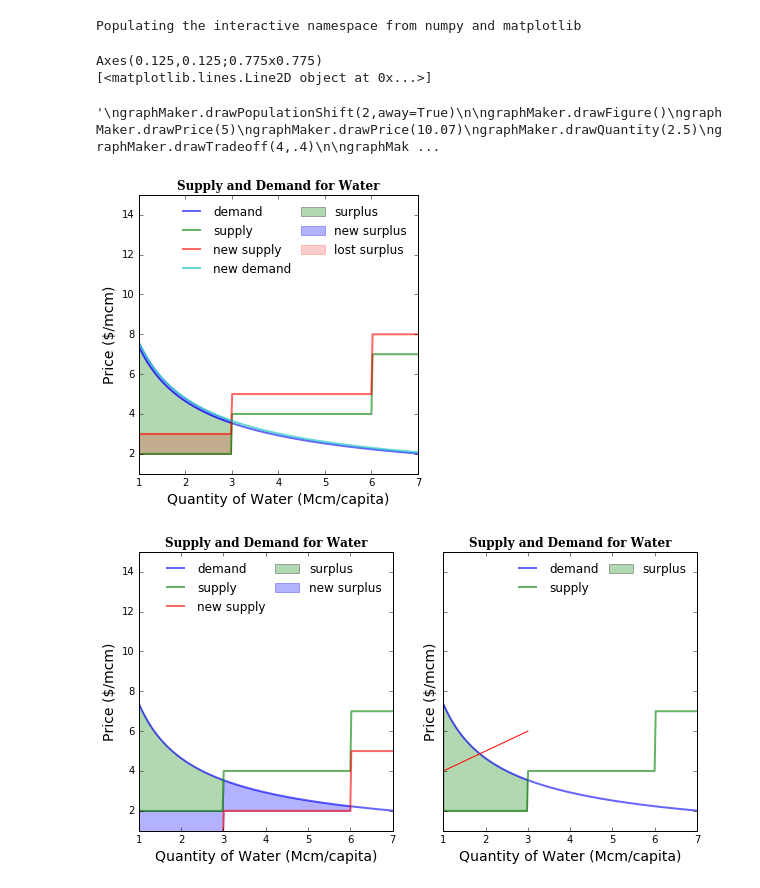
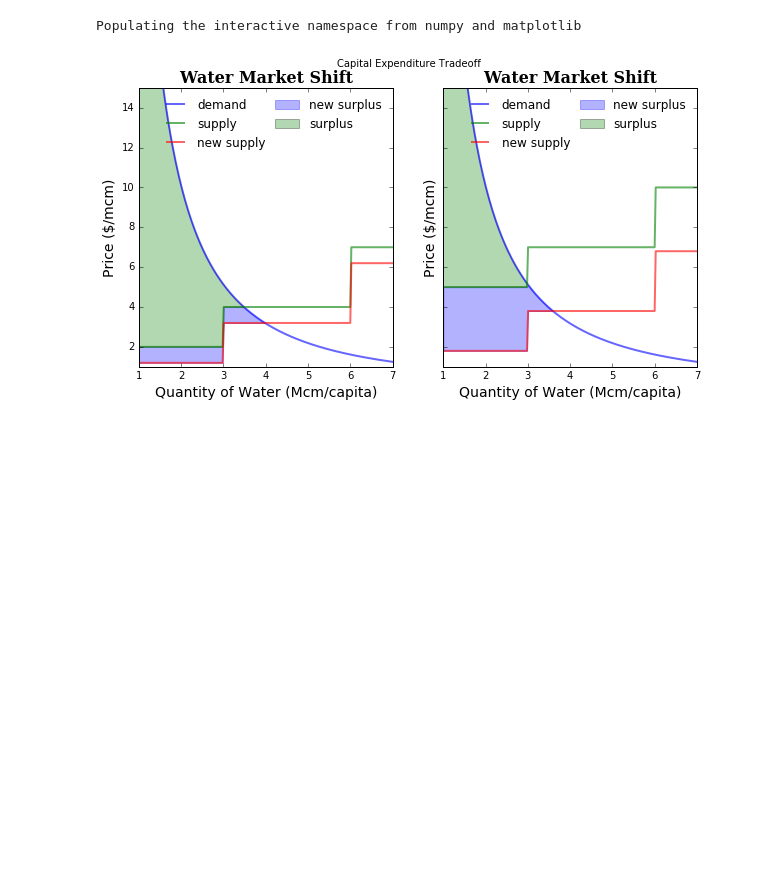
Before and after one commit to akaufman10/was, a Jupyter notebook: Supply_and_Demand.ipynb, the cells around one changed output. Drawn from its saved outputs; the diff is of its cells as text; code cells hidden in the pictures; blank space fills up the shorter version.

```diff
--- a/Supply_and_Demand.ipynb
+++ b/Supply_and_Demand.ipynb
@@ -364,34 +420,45 @@ demand_parameters = {'multiplier':20,'elasticity':1.5}
 Market = market(demandFunc(**demand_parameters), supplyFunc(supplyLevels))
 lowAltMarket = market(demandFunc(**demand_parameters), supplyFunc(highlandsSupplyLevels))
 graphMaker = scenarioSimulator(Market)
-# %%
-graphMaker.drawShifts()
-print(graphMaker.fig.axes[0])
-#graphMaker.drawFigure(demandShift=2,otherMarket=None,priceLevel=None,price2=None,numPlots=2)
-
-'''
-graphMaker.drawPopulationShift(2,away=True)
-
-graphMaker.drawFigure()
-graphMaker.drawPrice(5)
-graphMaker.drawPrice(10.07)
-graphMaker.drawQuantity(2.5)
-graphMaker.drawTradeoff(4,.4)
-
-graphMaker.drawOptimalTradeoff(4, otherMarket=lowAltMarket)
-
-graphMaker.drawDemandShift(4)
-graphMaker.drawDemandShift(-2)
-
-graphMaker.drawSupplyShift()
-graphMaker.drawSupplyShift(-2)
-'''
-# %% [output]
-Axes(0.125,0.125;0.775x0.775)
-[<matplotlib.lines.Line2D object at 0x...>]
-'\ngraphMaker.drawPopulationShift(2,away=True)\n\ngraphMaker.drawFigure()\ngraphMaker.drawPrice(5)\ngraphMaker.drawPrice(10.07)\ngraphMaker.drawQuantity(2.5)\ngraphMaker.drawTradeoff(4,.4)\n\ngraphMak ...
-[figure, removed]
-[figure, removed]
+# %%
+'''
+graphMaker.drawPrice(5)
+graphMaker.annotate()
+
+graphMaker.drawQuantity(2.5)
+graphMaker.annotate()
+
+graphMaker.drawDemandShift(4)
+graphMaker.annotate()
+
+graphMaker.drawDemandShift(-2)
+graphMaker.annotate()
+
+graphMaker.drawSupplyShift()
+graphMaker.annotate()
+
+graphMaker.drawSupplyShift(-2)
+graphMaker.annotate()
+
+graphMaker.drawHouseholds(4)
+graphMaker.annotate()
+
+graphMaker.drawPopulationShift(2,away=True)
+
+graphMaker.drawCapitalExpTradeoff(2,.3)
+
+graphMaker.drawFigure()
+
+graphMaker.drawPrice(10.07)
+
+graphMaker.drawTradeoff(4,.4)
+
+graphMaker.drawOptimalTradeoff(4, otherMarket=lowAltMarket)
+
+'''
+graphMaker.drawCapitalExpTradeoff(4, .2,otherMarket=lowAltMarket)
+# %% [output]
+[figure, added]
 # %%
 interact(graphMaker.drawPrice,price=(1,10,.1))
 # %% [output]
```
Also changed, not shown: parts of 8 cells of this notebook.
